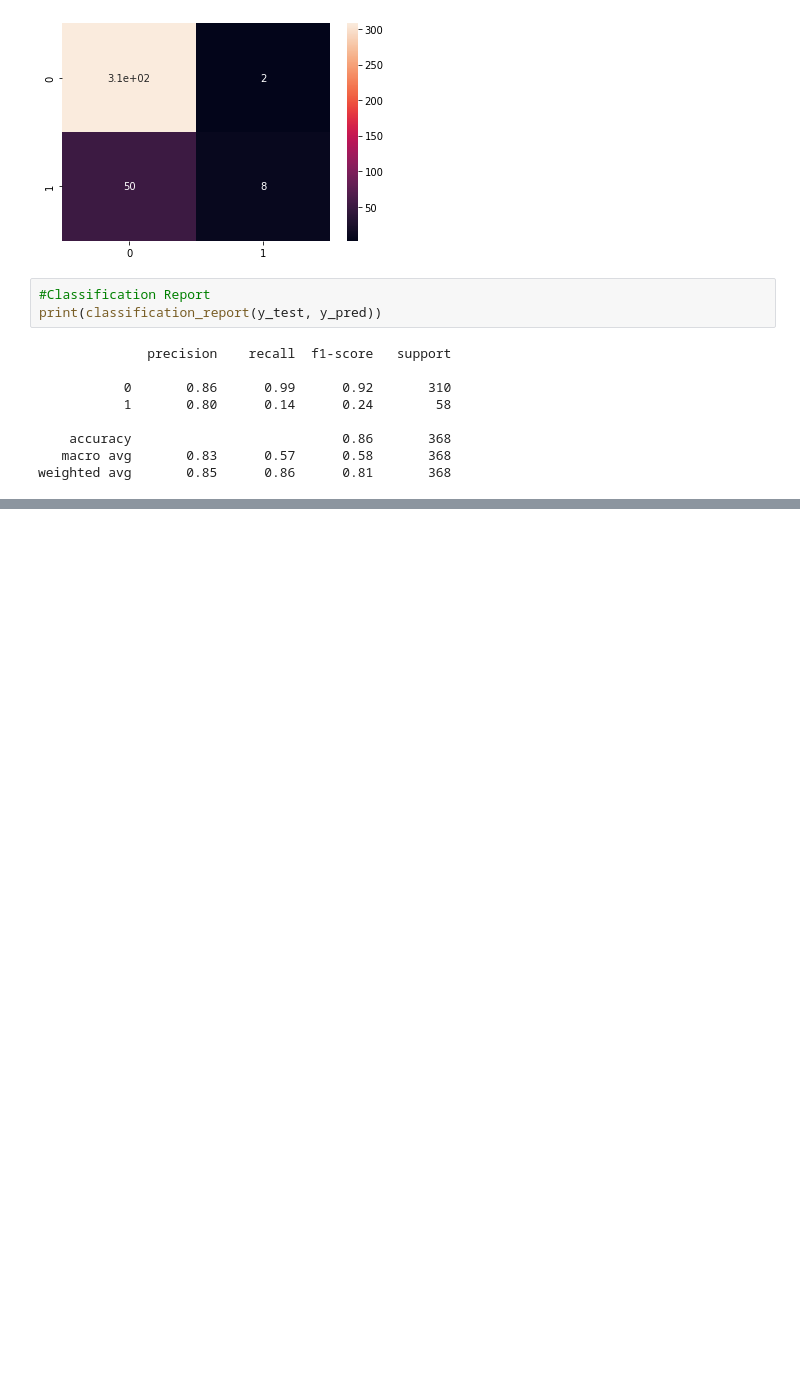
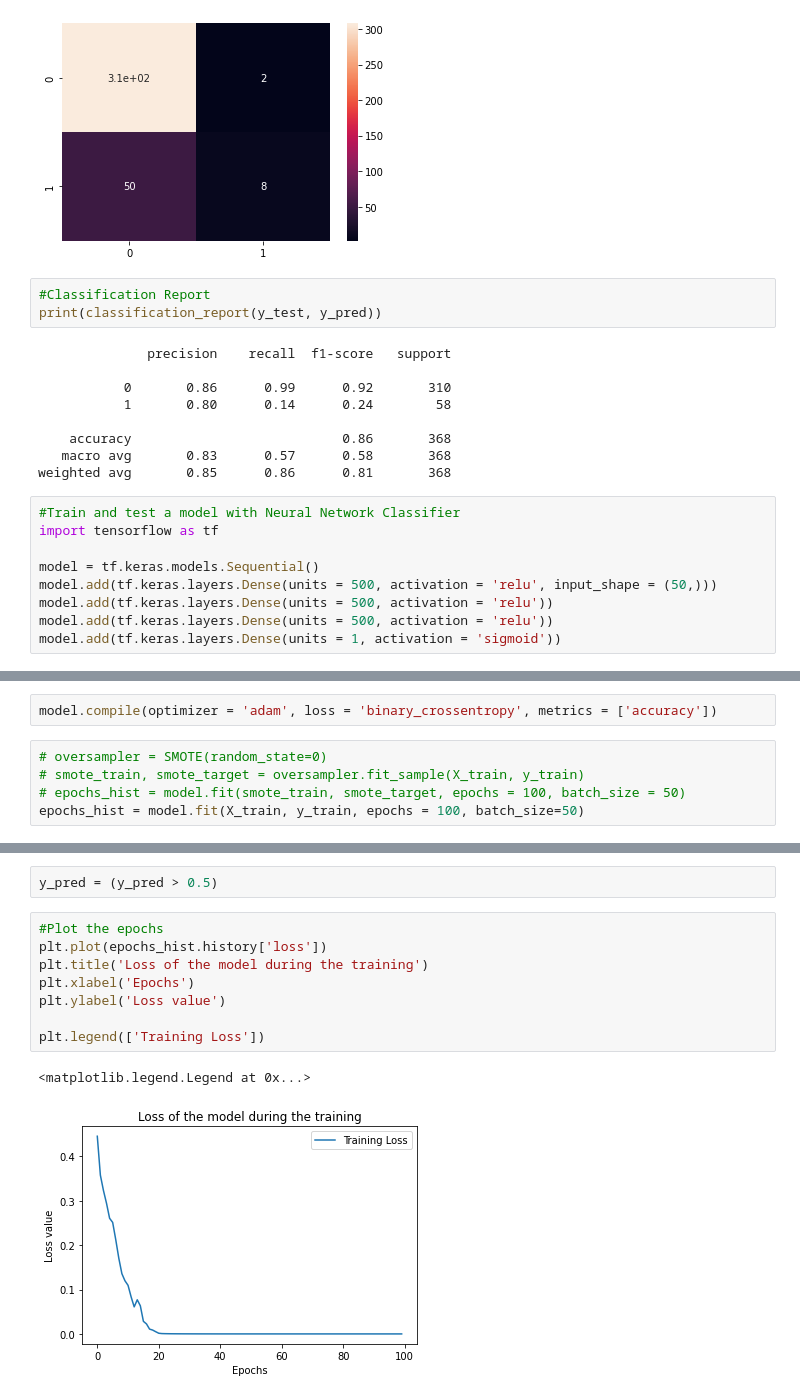
Before and after one commit to eeeds/Projects, a Jupyter notebook: 16- Classification models (RRHH Project)/Project16_classification.ipynb, the cells around one changed output, grey strips where cells are left out. Saved outputs shown, nothing was run; the diff lists cells and outputs as text; blank space fills up the shorter version.

Commit message:
Deep Learning model

```diff
--- a/16- Classification models (RRHH Project)/Project16_classification.ipynb
+++ b/16- Classification models (RRHH Project)/Project16_classification.ipynb
@@ -446,3 +446,12 @@ print(classification_report(y_test, y_pred))
     accuracy                           0.86       368
    macro avg       0.83      0.57      0.58       368
 weighted avg       0.85      0.86      0.81       368
+# %%
+#Train and test a model with Neural Network Classifier
+import tensorflow as tf
+
+model = tf.keras.models.Sequential()
+model.add(tf.keras.layers.Dense(units = 500, activation = 'relu', input_shape = (50,)))
+model.add(tf.keras.layers.Dense(units = 500, activation = 'relu'))
+model.add(tf.keras.layers.Dense(units = 500, activation = 'relu'))
+model.add(tf.keras.layers.Dense(units = 1, activation = 'sigmoid'))
@@ -448,0 +478,7 @@ weighted avg       0.85      0.86      0.81       368
+# %%
+model.compile(optimizer = 'adam', loss = 'binary_crossentropy', metrics = ['accuracy'])
+# %%
+# oversampler = SMOTE(random_state=0)
+# smote_train, smote_target = oversampler.fit_sample(X_train, y_train)
+# epochs_hist = model.fit(smote_train, smote_target, epochs = 100, batch_size = 50)
+epochs_hist = model.fit(X_train, y_train, epochs = 100, batch_size=50)
@@ -448,0 +525,13 @@ weighted avg       0.85      0.86      0.81       368
+# %%
+y_pred = (y_pred > 0.5)
+# %%
+#Plot the epochs
+plt.plot(epochs_hist.history['loss'])
+plt.title('Loss of the model during the training')
+plt.xlabel('Epochs')
+plt.ylabel('Loss value')
+
+plt.legend(['Training Loss'])
+# %% [output]
+<matplotlib.legend.Legend at 0x...>
+[figure, added]
```
Also changed, not shown: parts of 7 cells of this notebook.
